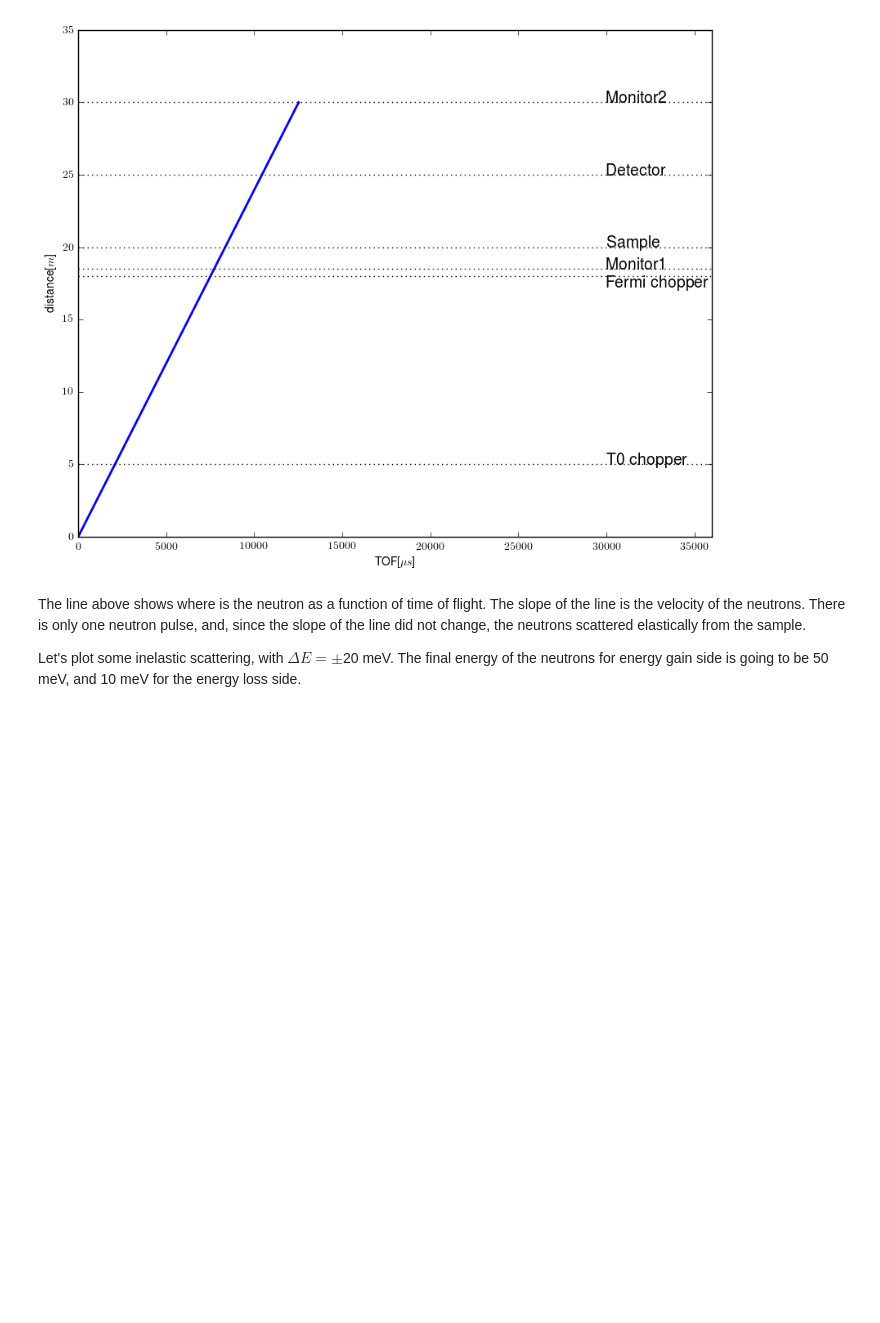
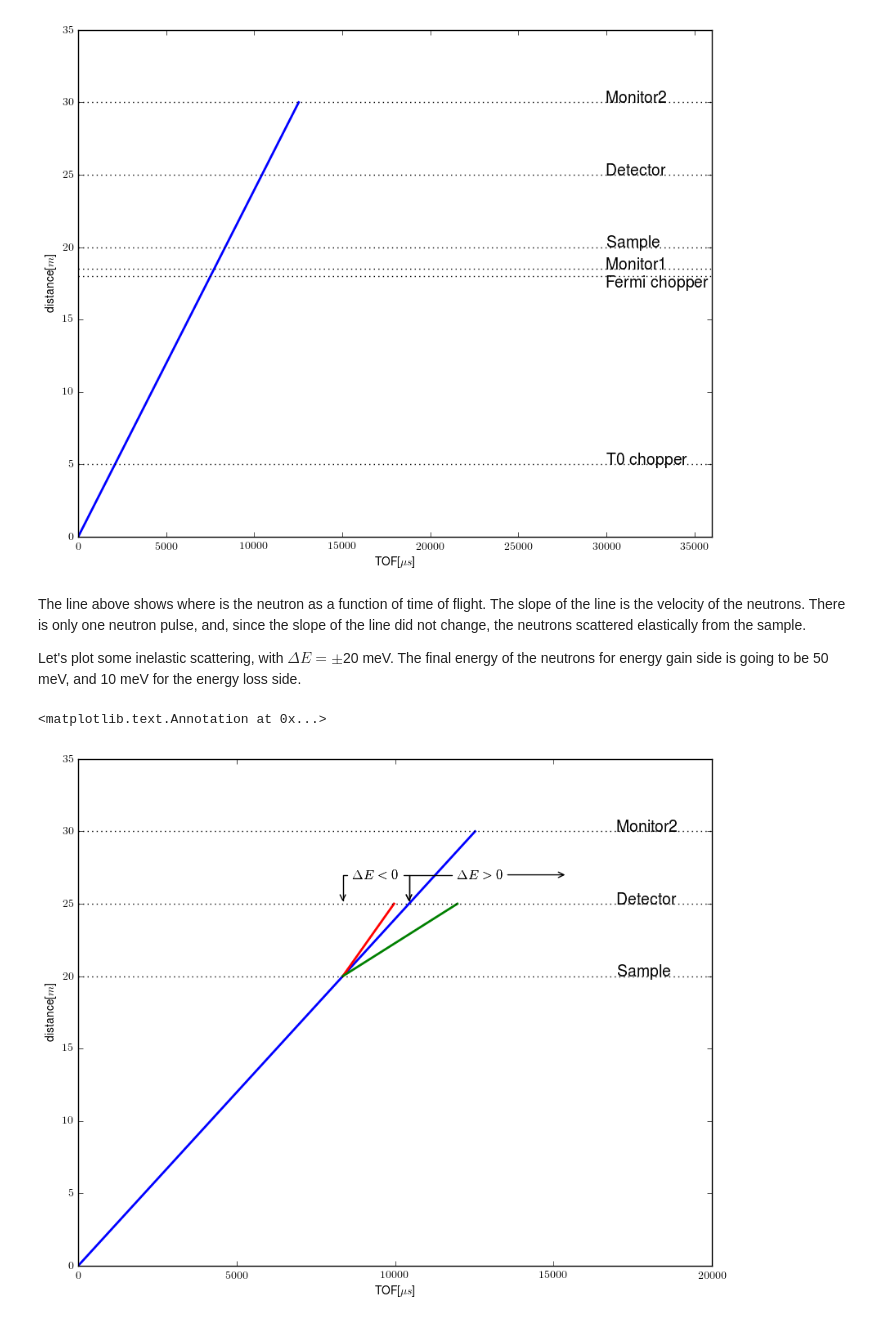
Before and after one commit to mantidproject/training, a Jupyter notebook: notebook/201_Introduction_to_Direct_Geometry_Spectrometers.ipynb, the cells around one changed output. Drawn from its saved outputs; the diff is of its cells as text; code cells hidden in the pictures; blank space fills up the shorter version.

```diff
--- a/notebook/201_Introduction_to_Direct_Geometry_Spectrometers.ipynb
+++ b/notebook/201_Introduction_to_Direct_Geometry_Spectrometers.ipynb
@@ -343,3 +361,59 @@ ax.set_ylabel('distance[$m$]')
 The line above shows where is the neutron as a function of time of flight. The slope of the line is the velocity of the neutrons. There is only one neutron pulse, and, since the slope of the line did not change, the neutrons scattered elastically from the sample.
 
 Let's plot some inelastic scattering, with $\Delta E=\pm$20 meV. The final energy of the neutrons for energy gain side is going to be 50 meV, and 10 meV for the energy loss side.
+# %%
+d_m2=30.
+d_det=25.
+d_samp=20.
+
+Ei=30.
+vi=E2V(Ei)
+
+tof_m2=1e6*d_m2/vi #in microseconds
+tof_samp=1e6*d_samp/vi #in microseconds
+
+Ef1=50.
+vf1=E2V(Ef1)
+tof_det1=tof_samp+1e6*(d_det-d_samp)/vf1
+
+Ef2=10.
+vf2=E2V(Ef2)
+tof_det2=tof_samp+1e6*(d_det-d_samp)/vf2
+
+tof_det=tof_samp+1e6*(d_det-d_samp)/vi
+
+fig, ax = plt.subplots(figsize=(10, 8), dpi= 150)
+ax.plot([0,tof_m2],[0,d_m2],linewidth=2)
+ax.plot([tof_samp,tof_det1],[d_samp,d_det],'r',linewidth=2)
+ax.plot([tof_samp,tof_det2],[d_samp,d_det],'g',linewidth=2)
+ax.plot([0,20000],[d_m2,d_m2],'k:')
+ax.plot([0,20000],[d_samp,d_samp],'k:')
+ax.plot([0,20000],[d_det,d_det],'k:')
+ax.set_ylim([0.,35])
+ax.set_xlim([0,20000])
+ax.text(17000,d_m2,'Monitor2',fontsize=14)
+ax.text(17000,d_samp,'Sample',fontsize=14)
+ax.text(17000,d_det,'Detector',fontsize=14)
+ax.set_xlabel('TOF[$\mu s$]')
+ax.set_ylabel('distance[$m$]')
+
+ax.annotate("$\Delta E<0$", xy=(tof_samp, d_det), xycoords='data',
+            xytext=(tof_samp+300, 27), textcoords='data',size=12, va="center",
+            arrowprops=dict(arrowstyle="->",connectionstyle="angle,angleA=180,angleB=-90,rad=0")
+           )
+ax.annotate("$\Delta E<0$", xy=(tof_det, d_det), xycoords='data',
+            xytext=(tof_samp+300, 27), textcoords='data',size=12, va="center",
+            arrowprops=dict(arrowstyle="->",connectionstyle="angle,angleA=180,angleB=-90,rad=0")
+           )
+
+ax.annotate("$\Delta E>0$", xy=(tof_det, d_det), xycoords='data',
+            xytext=(tof_det+1500, 27), textcoords='data',size=12, va="center",
+            arrowprops=dict(arrowstyle="->",connectionstyle="angle,angleA=180,angleB=-90,rad=0")
+           )
+ax.annotate("$\Delta E>0$", xy=(tof_det+5000, 27), xycoords='data',
+            xytext=(tof_det+1500, 27), textcoords='data',size=12, va="center",
+            arrowprops=dict(arrowstyle="->")
+           )
+# %% [output]
+<matplotlib.text.Annotation at 0x...>
+[figure, added]
```
Also changed, not shown: parts of 13 cells of this notebook.
